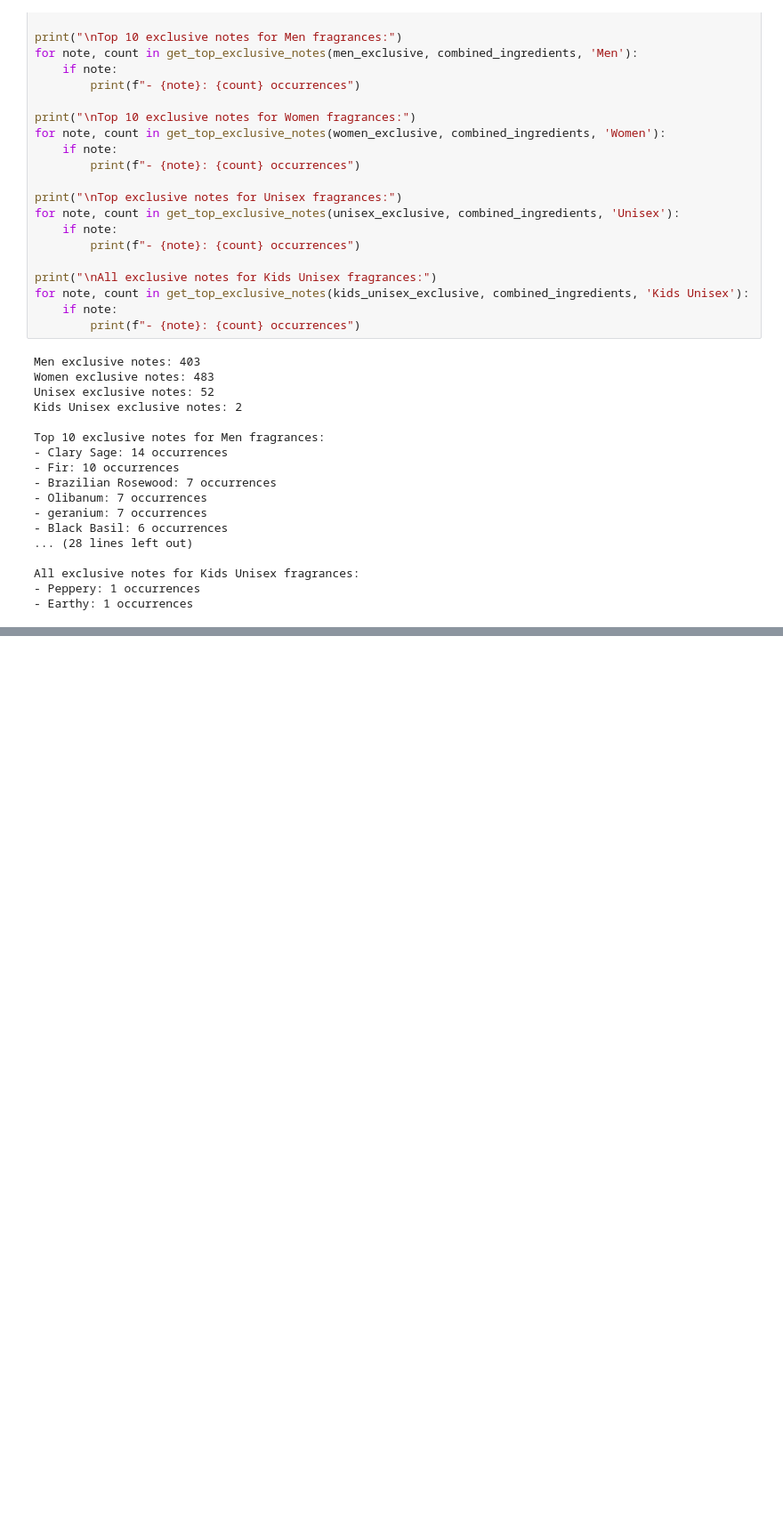
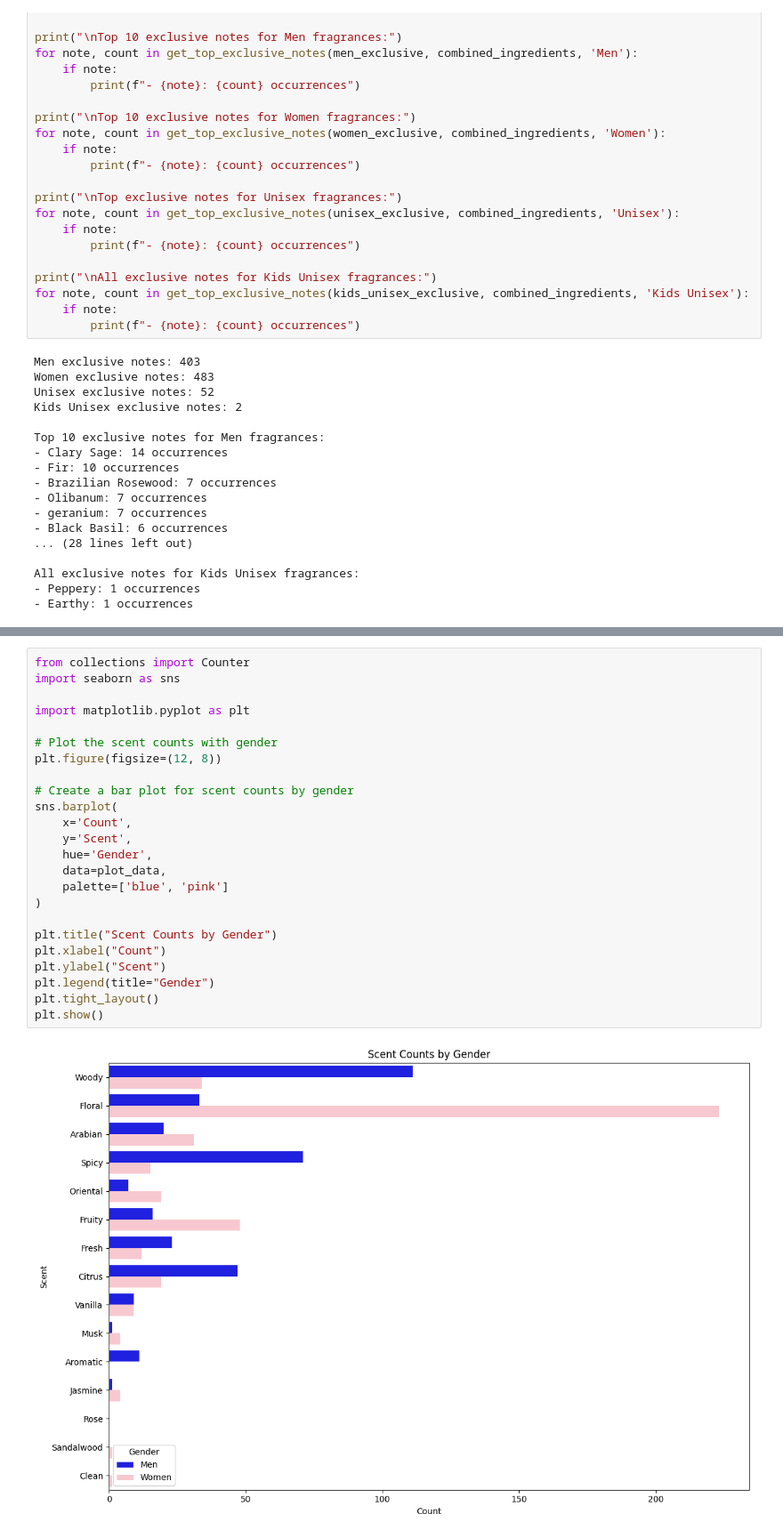
Before and after one commit to xuanx1/profumoBinario, a Jupyter notebook: Cleaned Dataset/clean2.ipynb, the cells around one changed output, grey strips where cells are left out. Shown at 89% size. Cells and saved outputs as stored; diff of their text form; blank space fills up the shorter version.

```diff
--- a/Cleaned Dataset/clean2.ipynb
+++ b/Cleaned Dataset/clean2.ipynb
@@ -522,0 +757,26 @@ All exclusive notes for Kids Unisex fragrances:
+# %%
+from collections import Counter
+import seaborn as sns
+
+import matplotlib.pyplot as plt
+
+# Plot the scent counts with gender
+plt.figure(figsize=(12, 8))
+
+# Create a bar plot for scent counts by gender
+sns.barplot(
+    x='Count',
+    y='Scent',
+    hue='Gender',
+    data=plot_data,
+    palette=['blue', 'pink']
+)
+
+plt.title("Scent Counts by Gender")
+plt.xlabel("Count")
+plt.ylabel("Scent")
+plt.legend(title="Gender")
+plt.tight_layout()
+plt.show()
+# %% [output]
+[figure, added]
```
Also changed, not shown: parts of 9 cells of this notebook, 26 other files.
